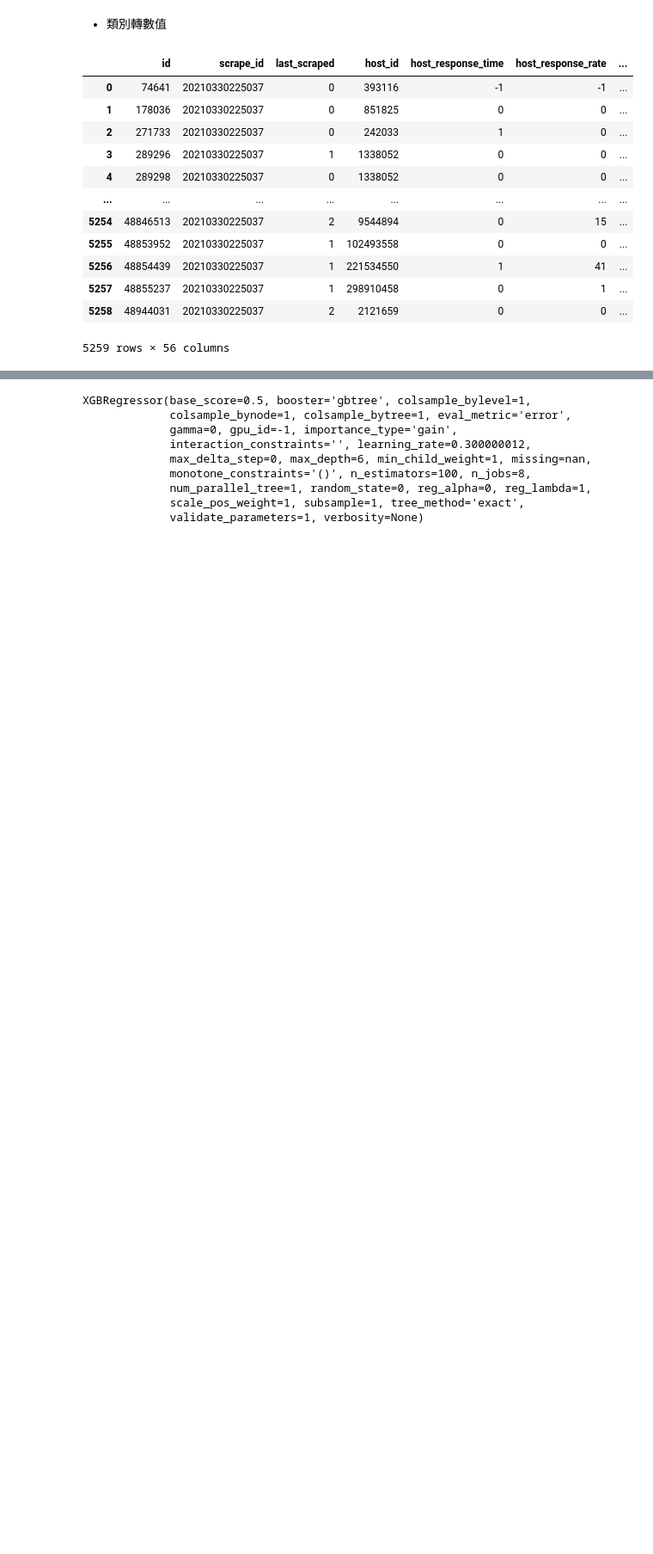
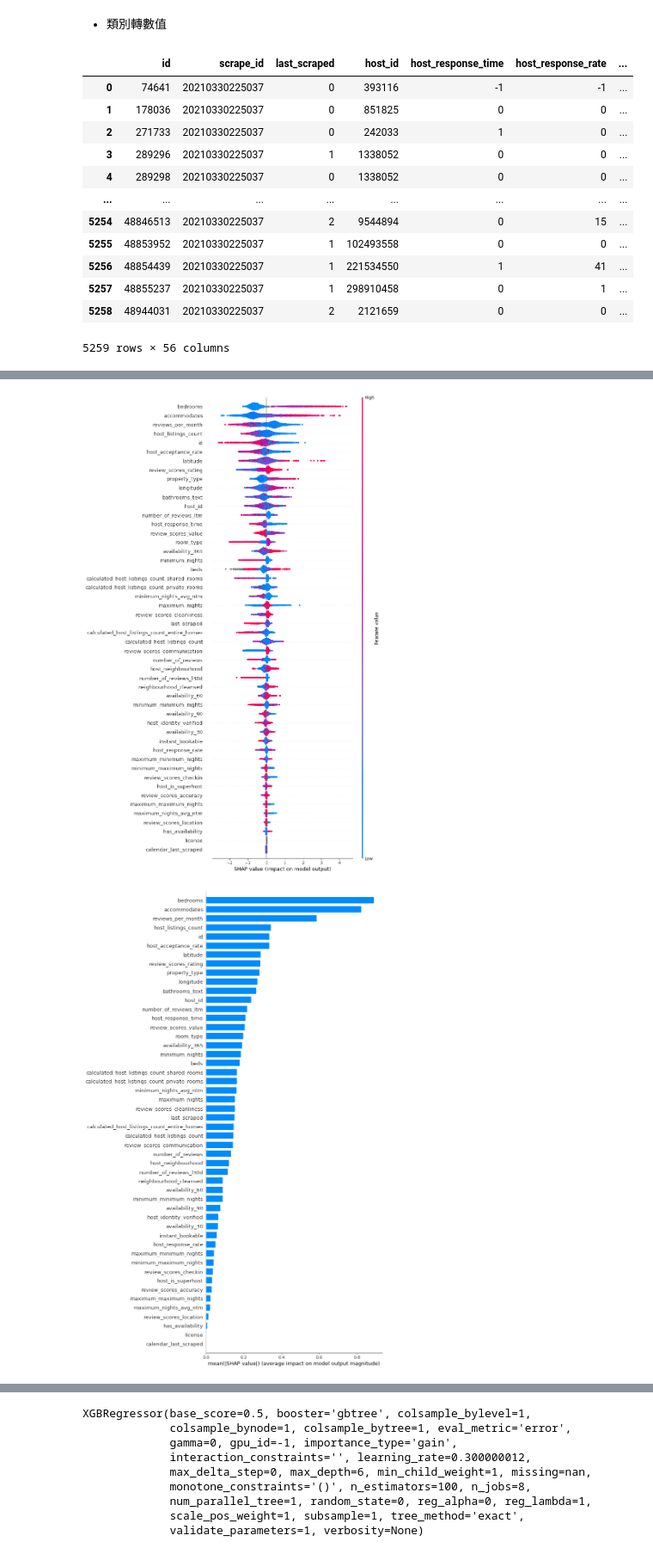
Before and after one commit to chi15036/home-price-prediction, a Jupyter notebook: home_price_prediction.ipynb, the cells around one changed output, grey strips where cells are left out. Shown: that part at 86% size. Saved outputs shown, nothing was run; the diff lists cells and outputs as text; code cells hidden in the pictures; blank space fills up the shorter version.

```diff
--- a/home_price_prediction.ipynb
+++ b/home_price_prediction.ipynb
@@ -103,8 +122,8 @@ def category_to_num(df):
     df = df.apply(lambda x: pd.factorize(x)[0] if x.dtype == 'bool' or x.dtype == 'object' else x)
     return df
 
-X = category_to_num(X)
-X
+X_v1 = category_to_num(X)
+X_v1
 # %% [output]
 |  | id | scrape_id | last_scraped | host_id | host_response_time | host_response_rate | ... |
 | 0 | 74641 | 20210330225037 | 0 | 393116 | -1 | -1 | ... |
@@ -128,8 +147,8 @@ def _split(data, ratio=0.9, seed=0):
     )
     return train, valid
 
-train, valid = _split(pd.concat([X, Y], axis=1), ratio=0.9)
-train_categY, valid_categY = _split(pd.concat([X, Y_categ], axis=1), ratio=0.9)
+train, valid = _split(pd.concat([X_v1, Y], axis=1), ratio=0.9)
+train_categY, valid_categY = _split(pd.concat([X_v1, Y_categ], axis=1), ratio=0.9)
 
 # category Y
 X_train_categY = train_categY.iloc[:, :-1]
@@ -146,0 +166,4 @@ y_test = valid.iloc[:, -1]
+# %%
+# Train
+xgbc = xgb.XGBClassifier(eval_metric='error')
+xgbc.fit(X_train_categY, y_train_categY)
@@ -146,0 +199,9 @@ y_test = valid.iloc[:, -1]
+# %%
+# feature importance
+explainer = shap.TreeExplainer(xgbc)
+shap_values = explainer.shap_values(X_train_categY)
+shap.summary_plot(shap_values, X_train_categY, max_display=50)
+shap.summary_plot(shap_values, X_train_categY, max_display=50, plot_type="bar")
+# %% [output]
+[figure, added]
+[figure, added]
```
Also changed, not shown: parts of 37 cells of this notebook.
